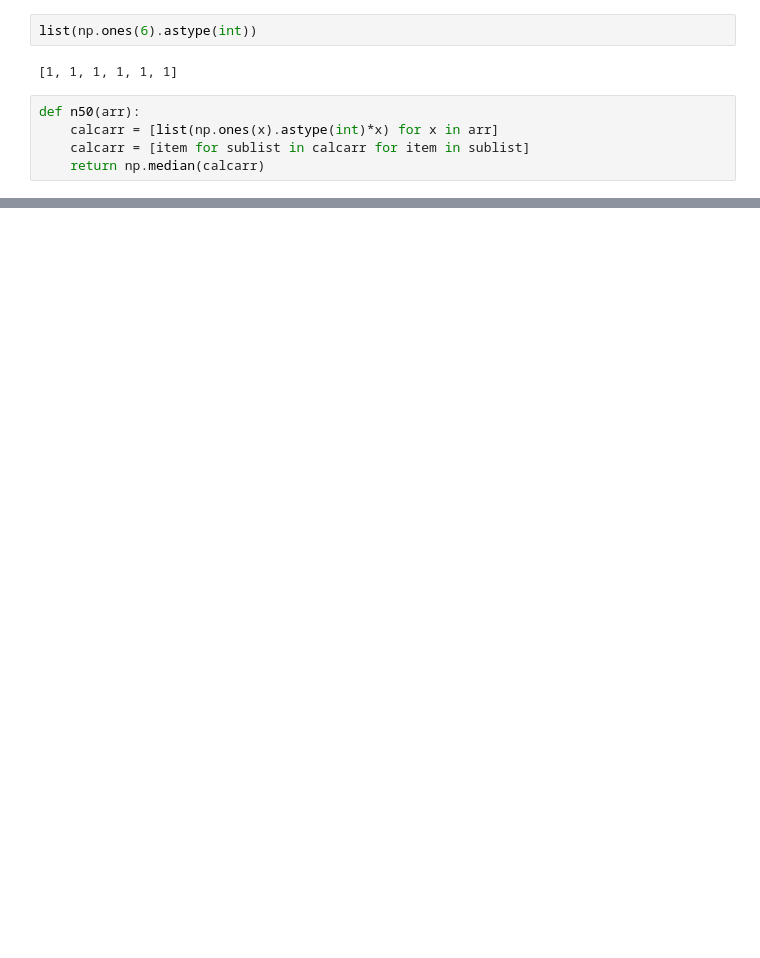
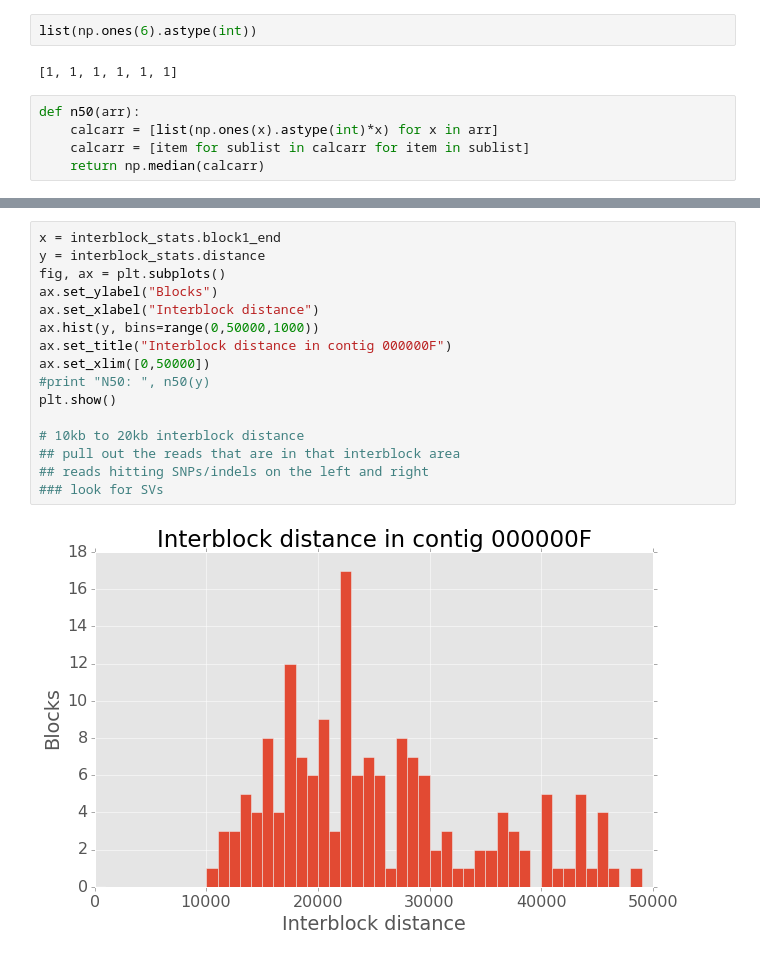
Before and after one commit to ryananeff/bashir-ipy, a Jupyter notebook: ipython/interblock_reads_figures.ipynb, the cells around one changed output, grey strips where cells are left out. Cells and saved outputs as stored; diff of their text form; blank space fills up the shorter version.

```diff
--- a/ipython/interblock_reads_figures.ipynb
+++ b/ipython/interblock_reads_figures.ipynb
@@ -107,0 +112,18 @@ N50:  58649.0
+# %%
+x = interblock_stats.block1_end
+y = interblock_stats.distance
+fig, ax = plt.subplots()
+ax.set_ylabel("Blocks")
+ax.set_xlabel("Interblock distance")
+ax.hist(y, bins=range(0,50000,1000))
+ax.set_title("Interblock distance in contig 000000F")
+ax.set_xlim([0,50000])
+#print "N50: ", n50(y)
+plt.show()
+
+# 10kb to 20kb interblock distance
+## pull out the reads that are in that interblock area
+## reads hitting SNPs/indels on the left and right
+### look for SVs
+# %% [output]
+[figure, added]
```
Also changed, not shown: parts of 14 cells of this notebook, 5 other files.
